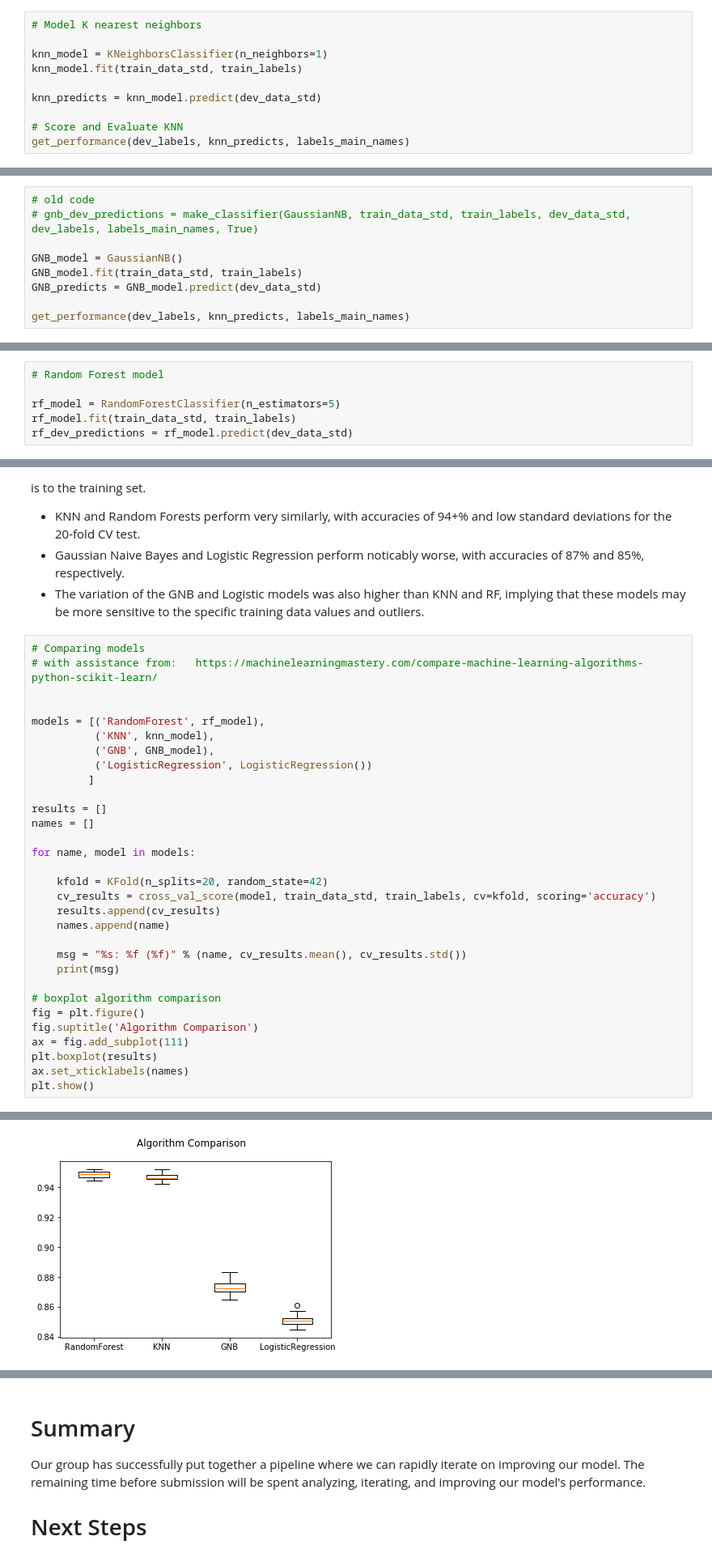
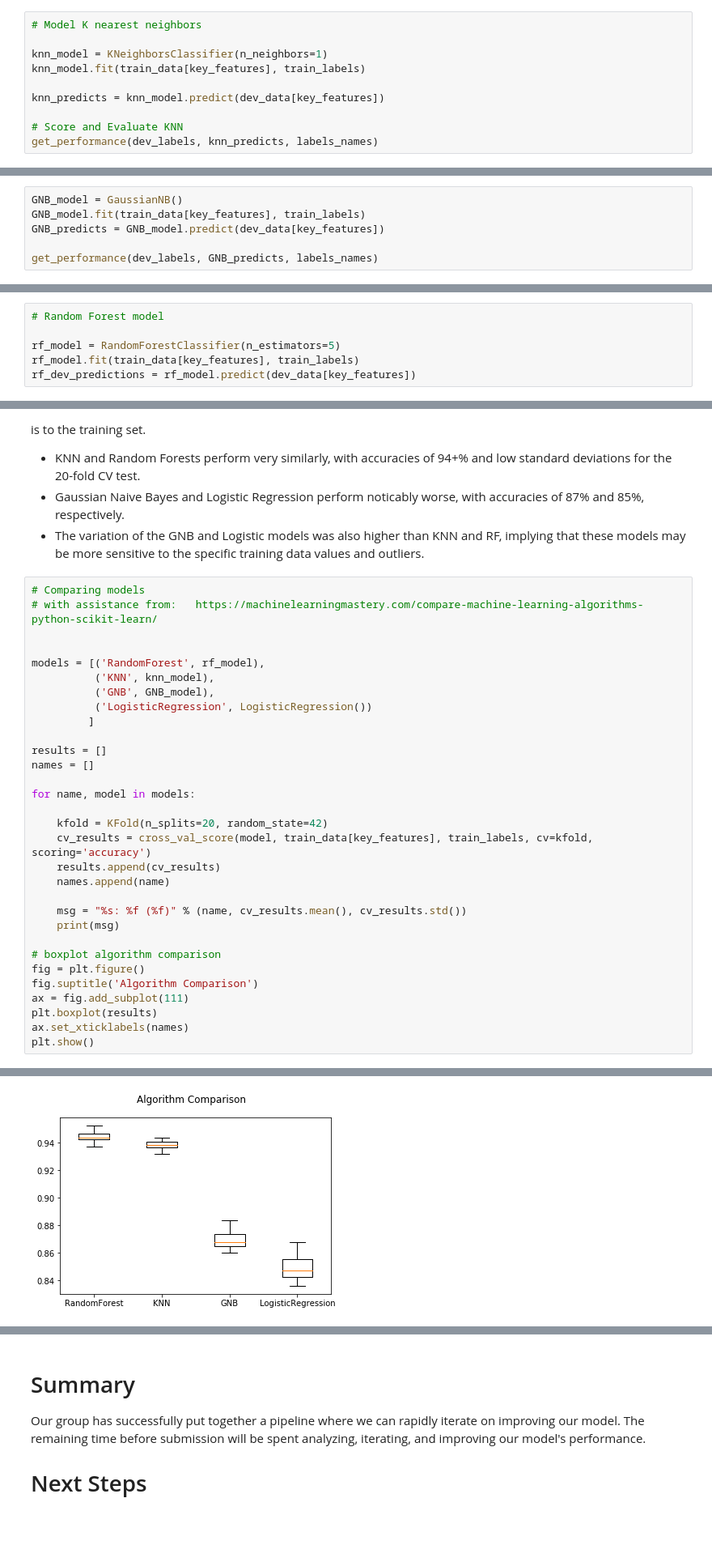
Before and after one commit to YuliaZamriy/W207_Group_Project, a Jupyter notebook: w207_openbarbell_part1_exercise_classification.ipynb, the cells around one changed output, grey strips where cells are left out. Shown at 81% size. Cells and saved outputs as stored; diff of their text form; blank space fills up the shorter version.

```diff
--- a/w207_openbarbell_part1_exercise_classification.ipynb
+++ b/w207_openbarbell_part1_exercise_classification.ipynb
@@ -527,12 +499,12 @@ Accuracy on non-training data: 95.49%
 # Model K nearest neighbors
 
 knn_model = KNeighborsClassifier(n_neighbors=1)
-knn_model.fit(train_data_std, train_labels)
+knn_model.fit(train_data[key_features], train_labels)
 
-knn_predicts = knn_model.predict(dev_data_std)
+knn_predicts = knn_model.predict(dev_data[key_features])
 
 # Score and Evaluate KNN
-get_performance(dev_labels, knn_predicts, labels_main_names)
+get_performance(dev_labels, knn_predicts, labels_names)
 # %% [output]
 ==================================================
 Classification report by exercise:
@@ -590,11 +534,2 @@ squat other            3193            5160        31794
 # %% [markdown]
 ### 5.3.1 Model without any customization and validate on development data
-# %%
-# old code
-# gnb_dev_predictions = make_classifier(GaussianNB, train_data_std, train_labels, dev_data_std, dev_labels, labels_main_names, True)
-
-GNB_model = GaussianNB()
-GNB_model.fit(train_data_std, train_labels)
-GNB_predicts = GNB_model.predict(dev_data_std)
-
-get_performance(dev_labels, knn_predicts, labels_main_names)
@@ -641,0 +536,6 @@ squat other            3297            4257        32593
+# %%
+GNB_model = GaussianNB()
+GNB_model.fit(train_data[key_features], train_labels)
+GNB_predicts = GNB_model.predict(dev_data[key_features])
+
+get_performance(dev_labels, GNB_predicts, labels_names)
@@ -653,8 +571,8 @@ squat other            3297            4257        32593
 # Random Forest model
 
 rf_model = RandomForestClassifier(n_estimators=5)
-rf_model.fit(train_data_std, train_labels)
-rf_dev_predictions = rf_model.predict(dev_data_std)
+rf_model.fit(train_data[key_features], train_labels)
+rf_dev_predictions = rf_model.predict(dev_data[key_features])
 # %% [markdown]
 ### 5.4.2 Model evaluation on development data
 # %%
@@ -750,7 +643,7 @@ names = []
 for name, model in models:
 
     kfold = KFold(n_splits=20, random_state=42)
-    cv_results = cross_val_score(model, train_data_std, train_labels, cv=kfold, scoring='accuracy')
+    cv_results = cross_val_score(model, train_data[key_features], train_labels, cv=kfold, scoring='accuracy')
     results.append(cv_results)
     names.append(name)
 
@@ -772 +665 @@ LogisticRegression: 0.850801 (0.003714)
-[figure, old version]
+[figure, new version]
```
Also changed, not shown: parts of 36 cells of this notebook.
